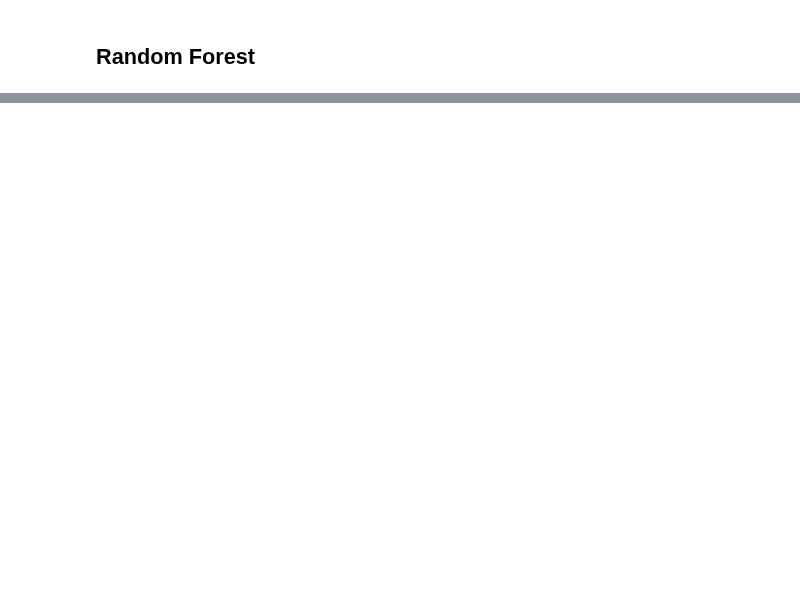
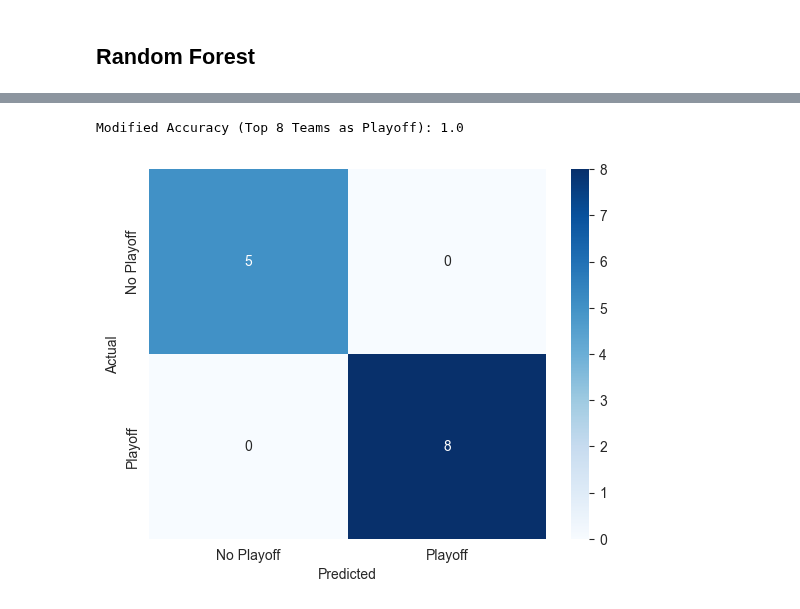
Before and after one commit to jogp10/WnbaPlayoffsPredicting, a Jupyter notebook: notebooks/modelling.ipynb, the cells around one changed output, grey strips where cells are left out. Drawn from its saved outputs; the diff is of its cells as text; code cells hidden in the pictures; blank space fills up the shorter version.

```diff
--- a/notebooks/modelling.ipynb
+++ b/notebooks/modelling.ipynb
@@ -267,16 +350,20 @@ print_confusion_matrix(cm, target_names)
 # %%
 # try knn
 from sklearn.neighbors import KNeighborsClassifier
+for i in range(20):
+    knn_classifier = KNeighborsClassifier(n_neighbors=5)
 
-knn_classifier = KNeighborsClassifier(n_neighbors=5)
+    # Fit the classifier on the training data
+    knn_classifier.fit(X_train, y_train)
 
-# Fit the classifier on the training data
-knn_classifier.fit(X_train, y_train)
+    # Make predictions on the test data
+    y_pred = knn_classifier.predict(X_test)
 
-# Make predictions on the test data
-y_pred = knn_classifier.predict(X_test)
+    # Calculate the accuracy of the classifier
+    accuracy = accuracy_score(y_test, y_pred)
 
-# Calculate the accuracy of the classifier
-accuracy = accuracy_score(y_test, y_pred)
+    print("Accuracy:", accuracy)
 
-print("Accuracy:", accuracy)
+# Create a confusion matrix to evaluate the model and print with labels
+# cm = confusion_matrix(y_test, y_pred)
+# print_confusion_matrix(cm, target_names)
@@ -294,0 +405,22 @@ dfs['teams_df'].to_csv('../prep_data/teams_df2.csv', index=False)
+# %%
+# try multinomial naive bayes
+from sklearn.naive_bayes import MultinomialNB
+for i in range(20):
+
+
+    mnb_classifier = MultinomialNB()
+
+    # Fit the classifier on the training data
+    mnb_classifier.fit(X_train, y_train)
+
+    # Make predictions on the test data
+    y_pred = mnb_classifier.predict(X_test)
+
+    # Calculate the accuracy of the classifier
+    accuracy = accuracy_score(y_test, y_pred)
+
+    print("Accuracy:", accuracy)
+
+# Create a confusion matrix to evaluate the model and print with labels
+# cm = confusion_matrix(y_test, y_pred)
+# print_confusion_matrix(cm, target_names)
@@ -294,0 +448,5 @@ dfs['teams_df'].to_csv('../prep_data/teams_df2.csv', index=False)
+# %%
+force_qualify_8_teams(y_pred, y_test, target_names)
+# %% [output]
+Modified Accuracy (Top 8 Teams as Playoff): 1.0
+[figure, added]
```
Also changed, not shown: parts of 13 cells of this notebook, 1 other file.
